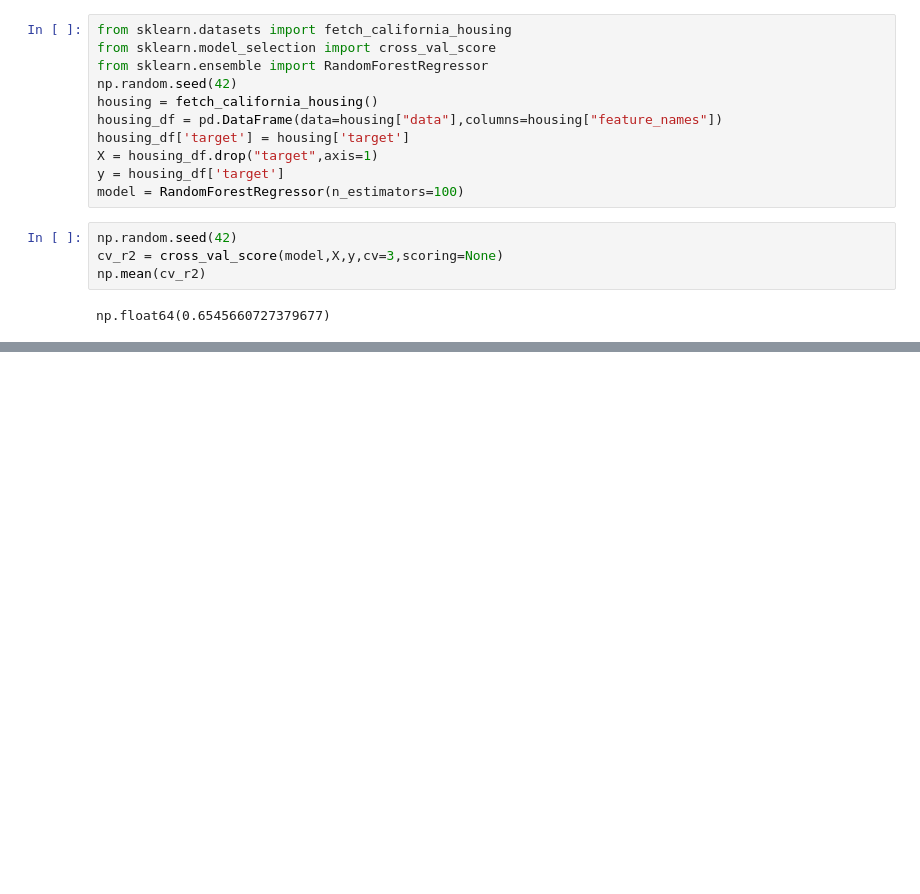
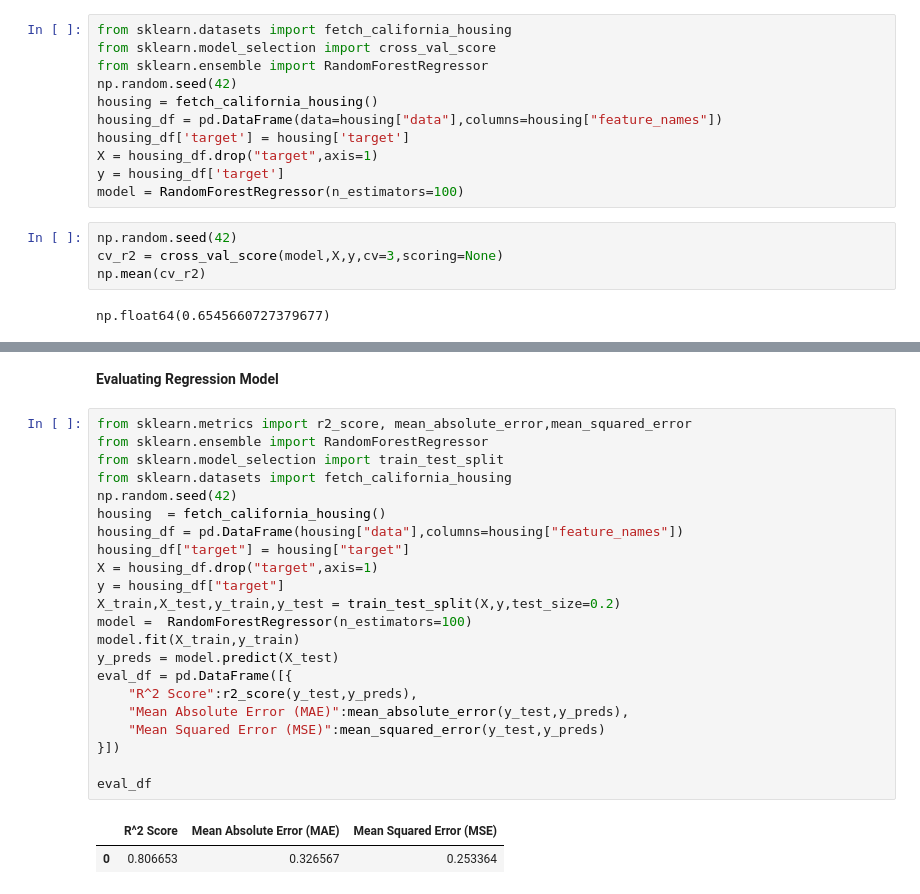
Before and after one commit to LtaiefAtef/Machine-Learning, a Jupyter notebook: Udemy/scikit-learn.ipynb, the cells around one changed output, grey strips where cells are left out. Cells and saved outputs as stored; diff of their text form; blank space fills up the shorter version.

```diff
--- a/Udemy/scikit-learn.ipynb
+++ b/Udemy/scikit-learn.ipynb
@@ -1129,0 +1169,27 @@ cv_mae
+# %% [markdown]
+**Evaluating Regression Model**
+# %%
+from sklearn.metrics import r2_score, mean_absolute_error,mean_squared_error
+from sklearn.ensemble import RandomForestRegressor
+from sklearn.model_selection import train_test_split
+from sklearn.datasets import fetch_california_housing
+np.random.seed(42)
+housing  = fetch_california_housing()
+housing_df = pd.DataFrame(housing["data"],columns=housing["feature_names"])
+housing_df["target"] = housing["target"]
+X = housing_df.drop("target",axis=1)
+y = housing_df["target"]
+X_train,X_test,y_train,y_test = train_test_split(X,y,test_size=0.2)
+model =  RandomForestRegressor(n_estimators=100)
+model.fit(X_train,y_train)
+y_preds = model.predict(X_test)
+eval_df = pd.DataFrame([{
+    "R^2 Score":r2_score(y_test,y_preds),
+    "Mean Absolute Error (MAE)":mean_absolute_error(y_test,y_preds),
+    "Mean Squared Error (MSE)":mean_squared_error(y_test,y_preds)
+}])
+
+eval_df
+# %% [output]
+|  | R^2 Score | Mean Absolute Error (MAE) | Mean Squared Error (MSE) |
+| 0 | 0.806653 | 0.326567 | 0.253364 |
```
Also changed, not shown: parts of 16 cells of this notebook.
